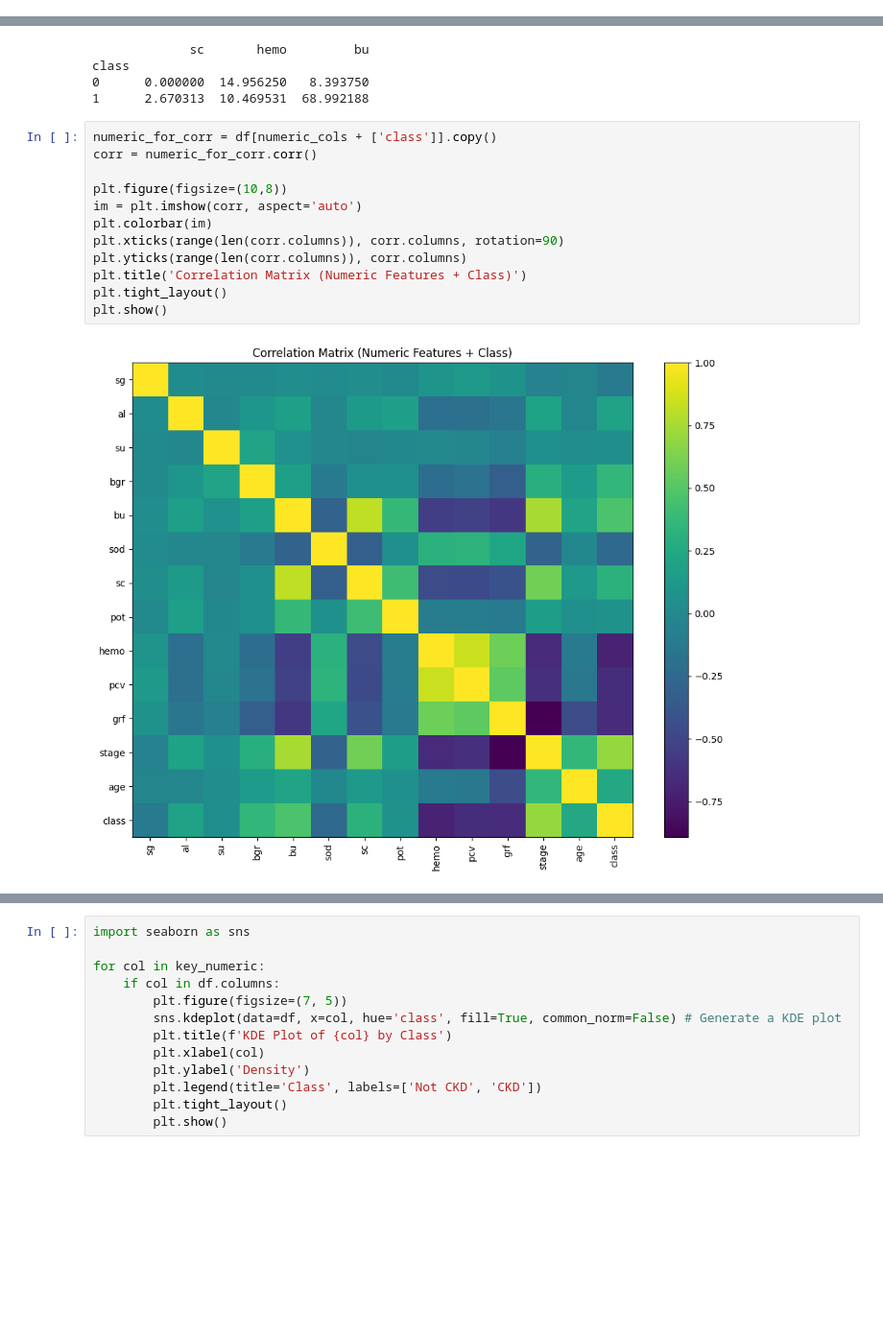
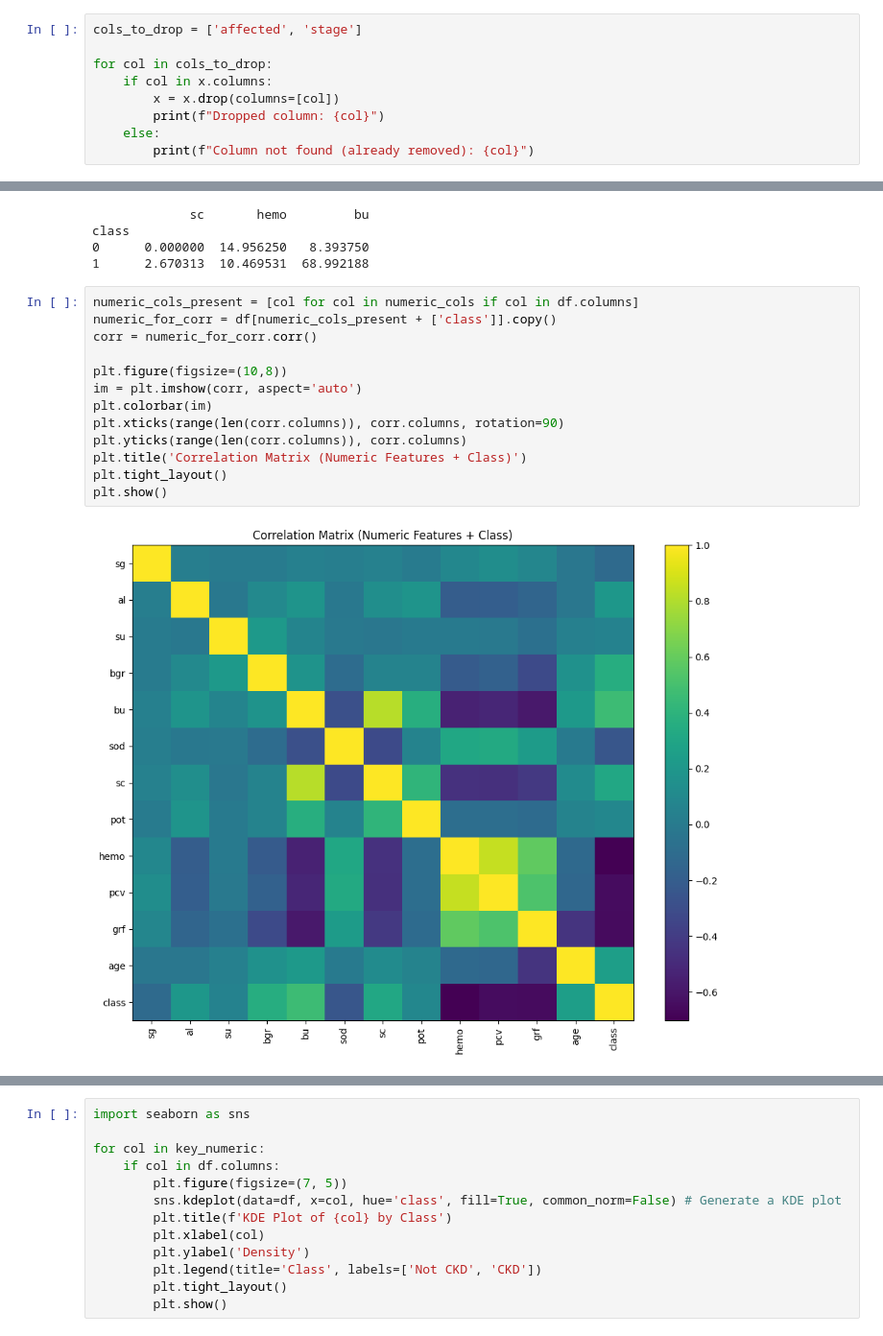
Before and after one commit to ap-vp/DS-2002, a Jupyter notebook: DS3001_project.ipynb, the cells around one changed output, grey strips where cells are left out. Shown: that part at 96% size. Saved outputs shown, nothing was run; the diff lists cells and outputs as text; blank space fills up the shorter version.

```diff
--- a/DS3001_project.ipynb
+++ b/DS3001_project.ipynb
@@ -222,3 +222,12 @@ for col in x.columns:
 x = pd.get_dummies(x, drop_first=True)
 # %% [markdown]
 Data Prep for Model
+# %%
+cols_to_drop = ['affected', 'stage']
+
+for col in cols_to_drop:
+    if col in x.columns:
+        x = x.drop(columns=[col])
+        print(f"Dropped column: {col}")
+    else:
+        print(f"Column not found (already removed): {col}")
@@ -283,16 +309,17 @@ class
 0      0.000000  14.956250   8.393750
 1      2.670313  10.469531  68.992188
 # %%
-numeric_for_corr = df[numeric_cols + ['class']].copy()
+numeric_cols_present = [col for col in numeric_cols if col in df.columns]
+numeric_for_corr = df[numeric_cols_present + ['class']].copy()
 corr = numeric_for_corr.corr()
 
 plt.figure(figsize=(10,8))
 im = plt.imshow(corr, aspect='auto')
 plt.colorbar(im)
 plt.xticks(range(len(corr.columns)), corr.columns, rotation=90)
 plt.yticks(range(len(corr.columns)), corr.columns)
 plt.title('Correlation Matrix (Numeric Features + Class)')
 plt.tight_layout()
 plt.show()
 # %% [output]
-[figure, old version]
+[figure, new version]
```
Also changed, not shown: parts of 39 cells of this notebook.
